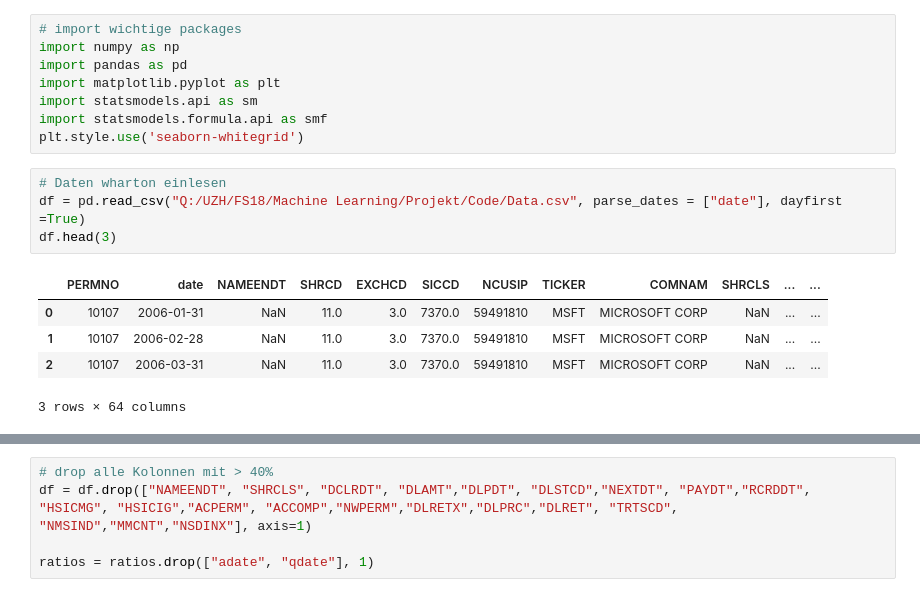
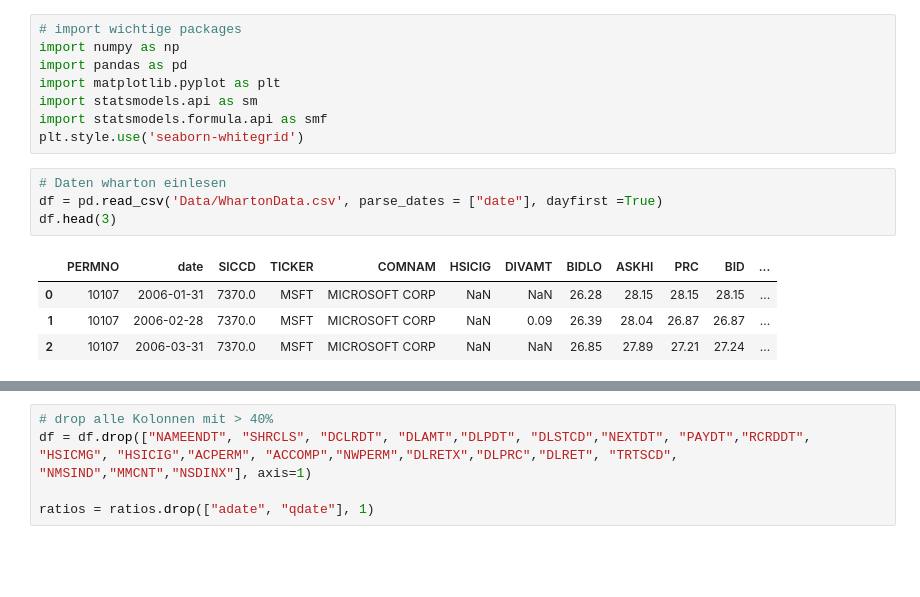
Before and after one commit to mathiasluethi/Machine_Learning_in_Finance_Group_Project, a Jupyter notebook: Daten_Vorbereitung.ipynb, the cells around one changed output, grey strips where cells are left out. Cells and saved outputs as stored; diff of their text form; blank space fills up the shorter version.

```diff
--- a/Daten_Vorbereitung.ipynb
+++ b/Daten_Vorbereitung.ipynb
@@ -8,13 +8,12 @@ import statsmodels.formula.api as smf
 plt.style.use('seaborn-whitegrid')
 # %%
 # Daten wharton einlesen
-df = pd.read_csv("Q:/UZH/FS18/Machine Learning/Projekt/Code/Data.csv", parse_dates = ["date"], dayfirst =True)
+df = pd.read_csv('Data/WhartonData.csv', parse_dates = ["date"], dayfirst =True)
 df.head(3)
 # %% [output]
-|  | PERMNO | date | NAMEENDT | SHRCD | EXCHCD | SICCD | NCUSIP | TICKER | COMNAM | SHRCLS | ... | ... |
-| 0 | 10107 | 2006-01-31 | NaN | 11.0 | 3.0 | 7370.0 | 59491810 | MSFT | MICROSOFT CORP | NaN | ... | ... |
-| 1 | 10107 | 2006-02-28 | NaN | 11.0 | 3.0 | 7370.0 | 59491810 | MSFT | MICROSOFT CORP | NaN | ... | ... |
-| 2 | 10107 | 2006-03-31 | NaN | 11.0 | 3.0 | 7370.0 | 59491810 | MSFT | MICROSOFT CORP | NaN | ... | ... |
+|  | PERMNO | date | SICCD | TICKER | COMNAM | HSICIG | DIVAMT | BIDLO | ASKHI | PRC | BID | ... |
+| 0 | 10107 | 2006-01-31 | 7370.0 | MSFT | MICROSOFT CORP | NaN | NaN | 26.28 | 28.15 | 28.15 | 28.15 | ... |
+| 1 | 10107 | 2006-02-28 | 7370.0 | MSFT | MICROSOFT CORP | NaN | 0.09 | 26.39 | 28.04 | 26.87 | 26.87 | ... |
+| 2 | 10107 | 2006-03-31 | 7370.0 | MSFT | MICROSOFT CORP | NaN | NaN | 26.85 | 27.89 | 27.21 | 27.24 | ... |
-3 rows × 64 columns
 # %%
 # Daten ratios einlesen
```
Also changed, not shown: parts of 3 cells of this notebook, 2 other files.
